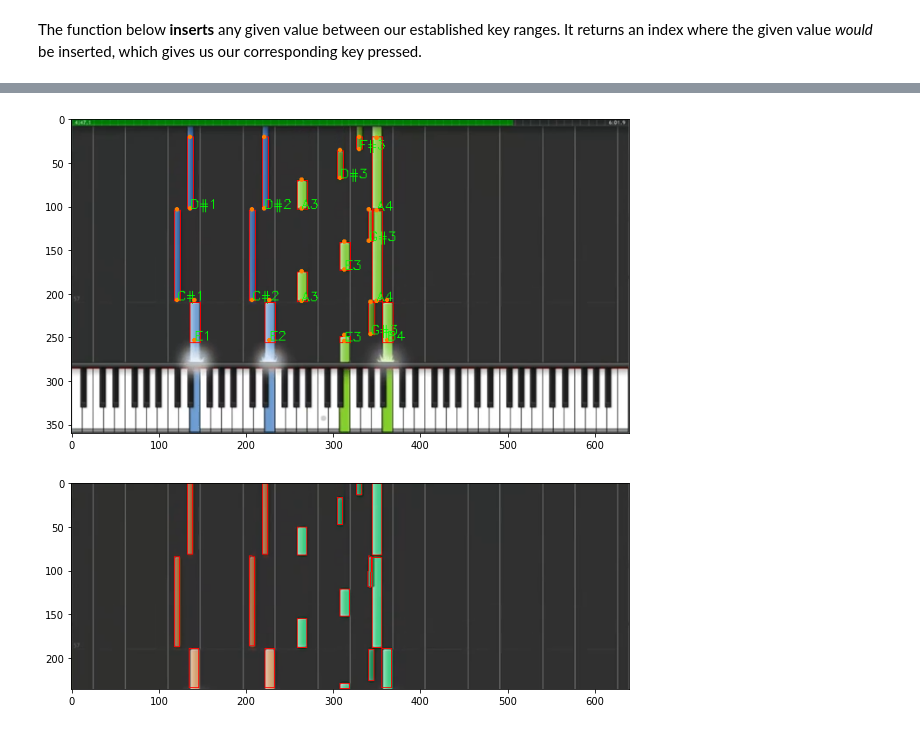
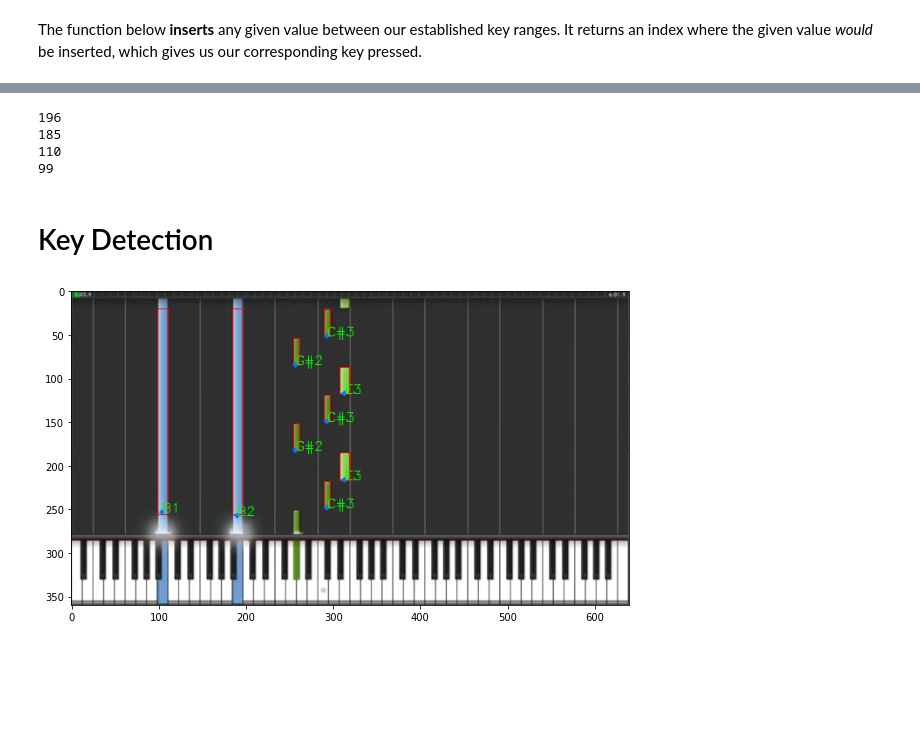
Before and after one commit to cooldecola/piano2sheet, a Jupyter notebook: src/brian's testing corner.ipynb, the cells around one changed output, grey strips where cells are left out. Cells and saved outputs as stored; diff of their text form; code cells hidden in the pictures; blank space fills up the shorter version.

Commit message:
Updated Canny edge detection

```diff
--- a/src/brian's testing corner.ipynb
+++ b/src/brian's testing corner.ipynb
@@ -242,7 +224,7 @@ if len(final_labels_w) == 52:
         final_labels_w[i][0] = first_note
         first_note = getNextNote(first_note)
 
-sorted(final_labels_w, key=lambda x: x[1])
+final_labels_w = sorted(final_labels_w, key=lambda x: x[1])
 
 #just displaying to test
 # displayCentroid(final_labels_w, keys)
@@ -337,8 +282,6 @@ Very connected components.
 # %%
 #sample piano image from youtube
-# img_notes = cv2.imread("synthesia_fg.png")
-img_notes = cv2.imread("Moonlight Sonata 1st Movement.png")
-
+img_notes = cv2.imread("Moonlight Sonata 1st Movement_02.png")
 
 #converting to gray
 gray_notes = cv2.cvtColor(img_notes, cv2.COLOR_BGR2GRAY)
@@ -391,13 +339,28 @@ plt.imshow(horiz_stack, cmap = "gray")
 # %%
-#Count coins
+#Count notes
 (cnts, _) = cv2.findContours(edged.copy(), cv2.RETR_EXTERNAL, cv2.CHAIN_APPROX_SIMPLE)
+cnts = sorted(cnts, key = cv2.contourArea, reverse = True)
 
 #Each list within cnts is the list of contour points - 1 for each coin (total = 9)
 print("# of notes: {}".format(len(cnts)))
 
 #Do it on a copy
 tmp = crop_img_notes.copy()
-cv2.drawContours(tmp, cnts, -1, (255, 0, 0), 1)
-plt.figure(figsize=(11,10))
+
+
+problem = []
+i = 0
+for cnt in cnts:
+
+    x,y,w,h = cv2.boundingRect(cnt)
+    cv2.rectangle(tmp,(x,y),(x+w,y+h),(0,255,0),1)
+    cv2.putText(tmp, str(w), (int(x), int(y+12)), font, 0.25, (255,0,0), 1)
+
+    if w < 3:
+        problem.append(cnt)
+
+    i+=1
+
+plt.figure(figsize = (10,10))
 plt.imshow(tmp)
 # %% [output]
@@ -407,7 +394,27 @@ plt.imshow(tmp)
+# %%
+#Check if we have a PAIR - otherwise we can't match
+
+problem_x_indx = []
+if len(problem) %2 == 0:
+    for prblm in problem:
+        flat_list = [item for sublist in prblm for item in sublist] # First level of flattening
+        flat_list = [item for sublist in flat_list for item in sublist] # Flattens x and y into 1-D vector
+        x_indices = flat_list[::2] # Every other element
+        print(min(x_indices))
+# %% [output]
+196
+185
+110
+99
+# %%
+edged[1,99:110] = 255
+edged[-2, 185:196] = 255
+# %% [markdown]
+# Key Detection
 # %%
 #####################################################################################
 ####### using connected component detection algorithm to separate all the black notes
-connectivity = 1
+connectivity = 8
 output = cv2.connectedComponentsWithStats(edged, connectivity, cv2.CV_32S)
 num_labels = output[0]
 labels = output[1]
@@ -421,50 +428,36 @@ note_list = [] #creating a list of all the relavent notes.
 output = img_notes_rgb.copy()
 font = cv2.FONT_HERSHEY_SIMPLEX
 
 #For loop only used for displaying
 for i in range(1, num_labels):
     x = stats[i, cv2.CC_STAT_LEFT]
     y = stats[i, cv2.CC_STAT_TOP] + 20 # We cropped out the first 20 pixels
     w = stats[i, cv2.CC_STAT_WIDTH]
     h = stats[i, cv2.CC_STAT_HEIGHT]
     area = stats[i, cv2.CC_STAT_AREA]
     (cX, cY) = centroids[i]
     cY = cY + 20 # We cropped out the first 20 pixels
-    if (10 < area < np.inf): #filtering out relavent detections (the ones big enough to be black keys)
+    if (20 < area < np.inf): #filtering out relavent detections (the ones big enough to be black keys)
         final_labels.append(i)
         cv2.rectangle(output, (x,y), (x+w, y+h), (255,0,0),1)
         dist_to_edge = h/2 #getting the distance from centroid to bottom edge for better detection later on
-        cv2.circle(output, (int(cX), int(cY+dist_to_edge)), 1, (255,125,0), 2)
-        cv2.circle(output, (int(cX), int(cY-dist_to_edge)), 1, (255,125,0), 2)
+        cv2.circle(output, (int(cX), int(cY+dist_to_edge)), 1, (0,122,255), 3)
+        componentMask = (labels == i).astype("uint8") * 255
 
         note = Note(cX, cY+dist_to_edge) #creating note object and adding to list
+        note_list.append(note)
+
         note_played, _ = key_pressed(full_key_list, note.centroid_x)
         cv2.putText(output, note_played, (int(note.centroid_x), int(note.y_dot)), font, 0.5, (0,255,0), 1)
 
 #         display_img("Output", output)
 #         display_img("Connected Component", componentMask)
 #         cv2.waitKey(0)
 
 # print(final_labels)
 # cv2.destroyAllWindows()
 plt.figure(figsize=(10,10))
 plt.imshow(output)
 plt.show()
 # %% [output]
-[figure, old version]
+[figure, new version]
-# %%
-#cv2.minAreaRect computes the minimum bounding box around the contour
-#boxPoints converts this to a list of points
-# cnt = sorted(cnts, key = cv2.contourArea, reverse = True)[0]
-tmp = crop_img_notes.copy()
-for cnt in cnts:
-    rect = np.int32(cv2.boxPoints(cv2.minAreaRect(cnt)))
-
-    #Draw the box in the video
-    cv2.drawContours(tmp, [rect], -1, (255, 0, 0), 1) #Draw rectangular bounding
-
-plt.figure(figsize=(10,10))
-plt.imshow(tmp)
-plt.show()
-# %% [output]
-[figure, removed]
```
Also changed, not shown: parts of 17 cells of this notebook, 2 other files.
